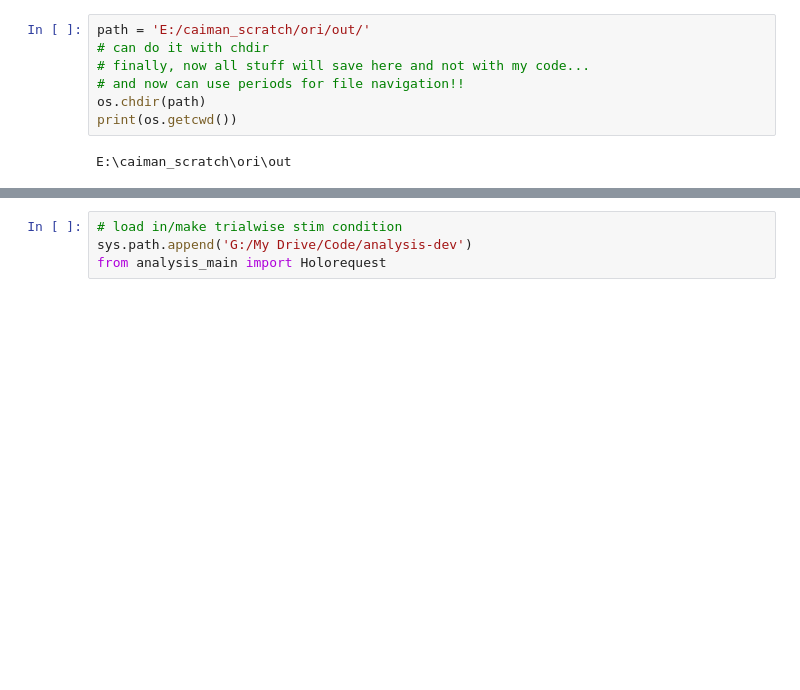
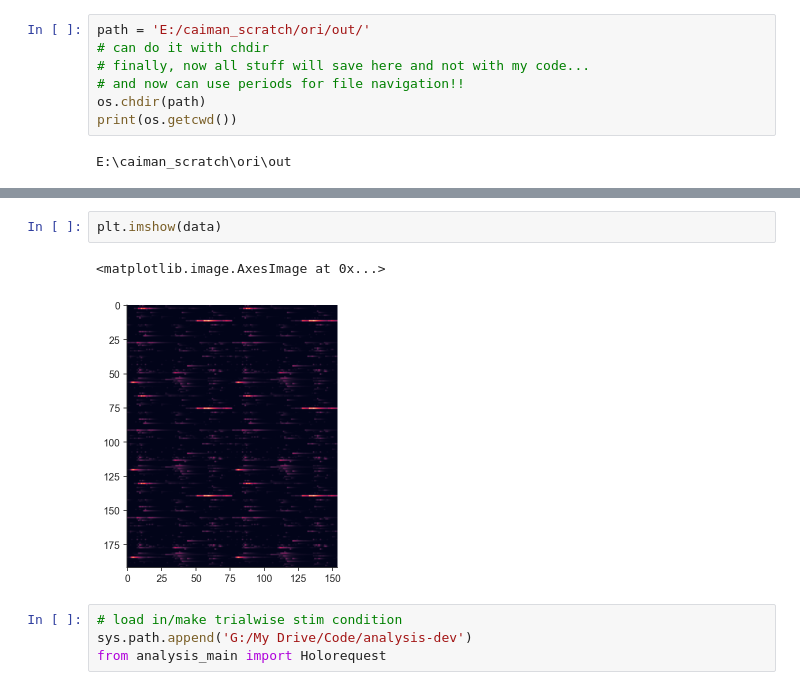
Before and after one commit to willyh101/caiman_online, a Jupyter notebook: final analysis tests.ipynb, the cells around one changed output, grey strips where cells are left out. Cells and saved outputs as stored; diff of their text form; blank space fills up the shorter version.

```diff
--- a/final analysis tests.ipynb
+++ b/final analysis tests.ipynb
@@ -54,3 +145,8 @@ E:\caiman_scratch\ori\out
+# %%
+plt.imshow(data)
+# %% [output]
+<matplotlib.image.AxesImage at 0x...>
+[figure, added]
 # %%
 # load in/make trialwise stim condition
 sys.path.append('G:/My Drive/Code/analysis-dev')
```
Also changed, not shown: parts of 27 cells of this notebook.
